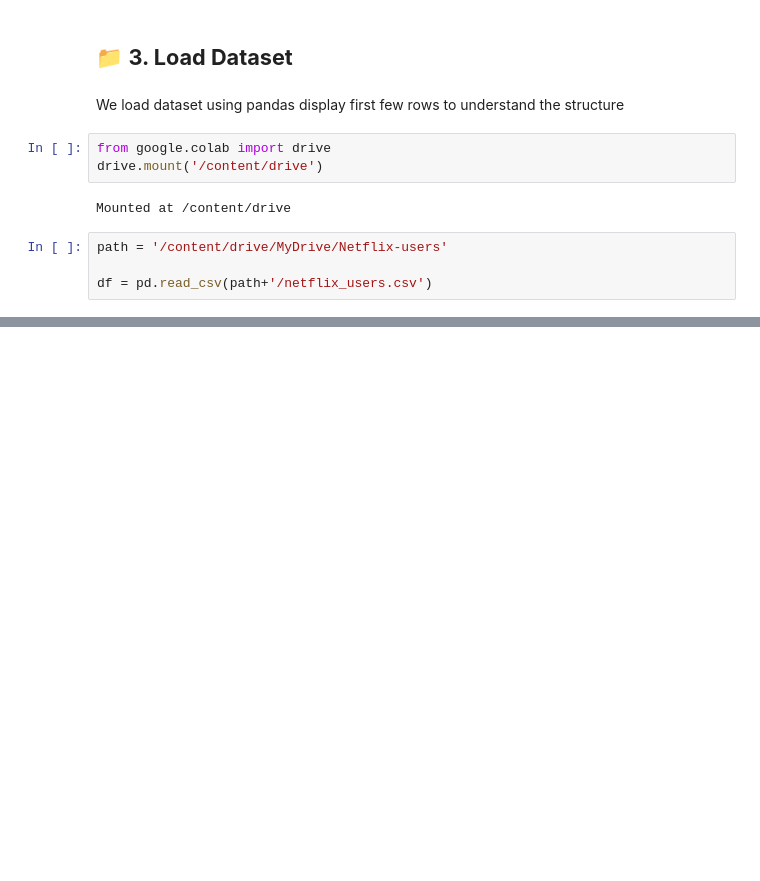
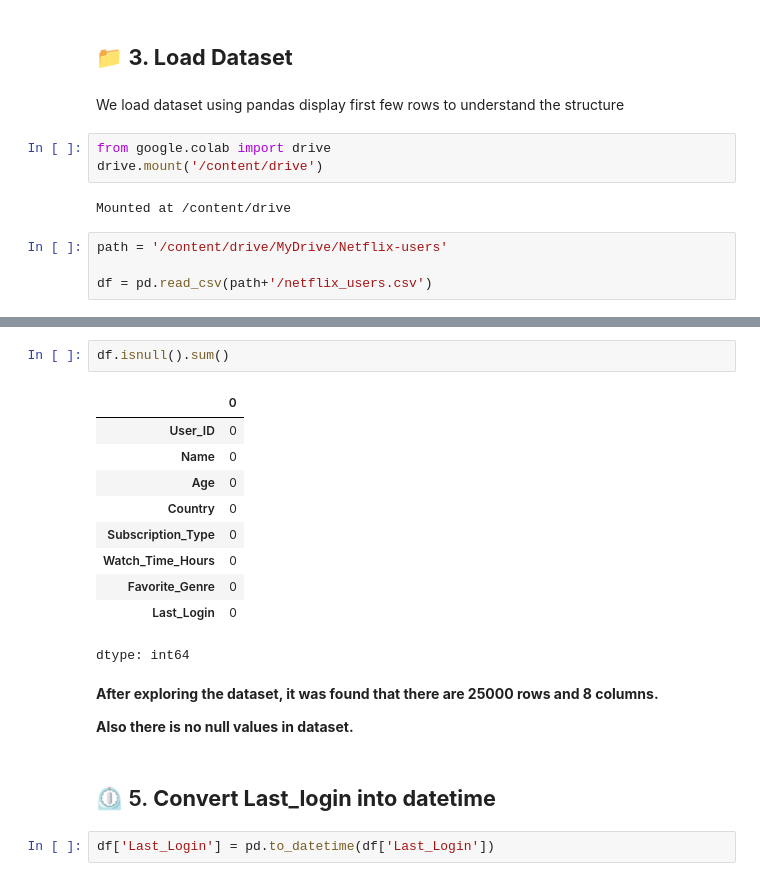
Before and after one commit to gauravvxv/Netflix-Users-Database, a Jupyter notebook: Notebook/users.ipynb, the cells around one changed output, grey strips where cells are left out. Drawn from its saved outputs; the diff is of its cells as text; blank space fills up the shorter version.

```diff
--- a/Notebook/users.ipynb
+++ b/Notebook/users.ipynb
@@ -44,0 +83,21 @@ df.head()
+# %%
+df.isnull().sum()
+# %% [output]
+|  | 0 |
+| User_ID | 0 |
+| Name | 0 |
+| Age | 0 |
+| Country | 0 |
+| Subscription_Type | 0 |
+| Watch_Time_Hours | 0 |
+| Favorite_Genre | 0 |
+| Last_Login | 0 |
+dtype: int64
+# %% [markdown]
+**After exploring the dataset, it was found that there are 25000 rows and 8 columns.**
+
+**Also there is no null values in dataset.**
+# %% [markdown]
+## ⏲ 5. **Convert Last_login into datetime**
+# %%
+df['Last_Login'] = pd.to_datetime(df['Last_Login'])
```
Also changed, not shown: parts of 8 cells of this notebook.
